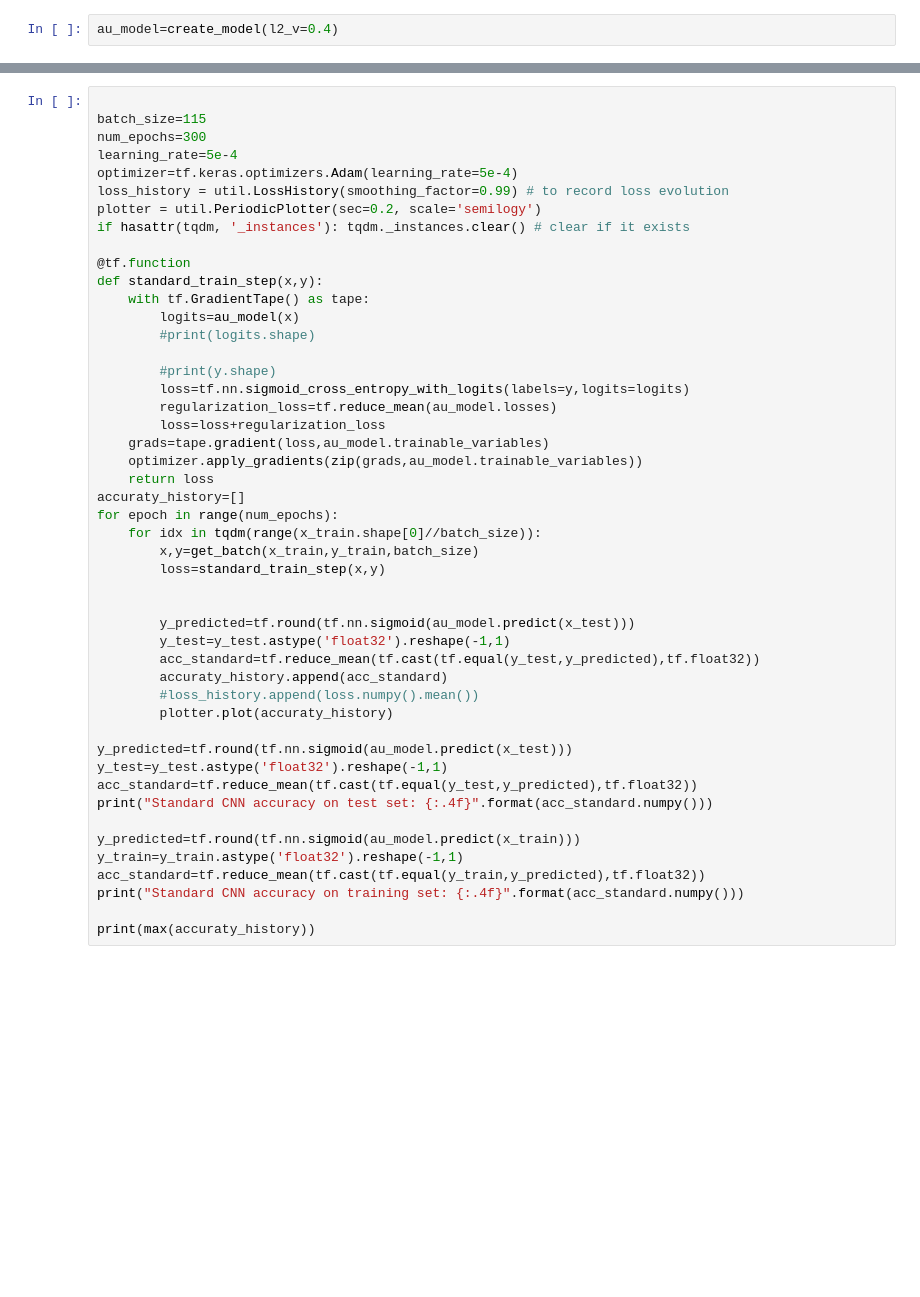
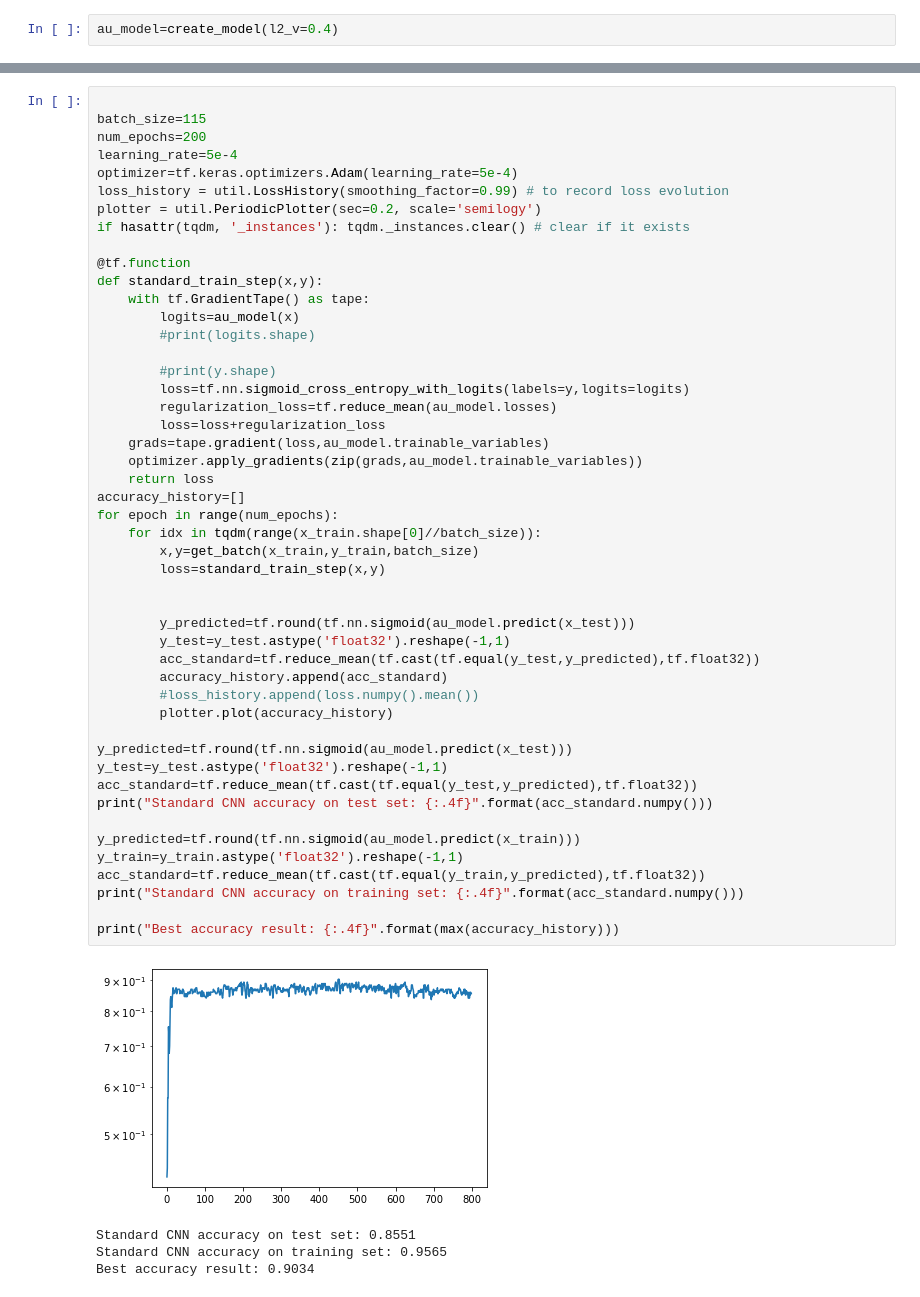
Before and after one commit to dusanm17/TabDataToImgForCNN, a Jupyter notebook: model.ipynb, the cells around one changed output, grey strips where cells are left out. Drawn from its saved outputs; the diff is of its cells as text; blank space fills up the shorter version.

```diff
--- a/model.ipynb
+++ b/model.ipynb
@@ -104,7 +114,7 @@ from mitdeeplearning import util
 # %%
 
 batch_size=115
-num_epochs=300
+num_epochs=200
 learning_rate=5e-4
 optimizer=tf.keras.optimizers.Adam(learning_rate=5e-4)
 loss_history = util.LossHistory(smoothing_factor=0.99) # to record loss evolution
@@ -118,34 +128,39 @@ def standard_train_step(x,y):
         #print(logits.shape)
 
         #print(y.shape)
         loss=tf.nn.sigmoid_cross_entropy_with_logits(labels=y,logits=logits)
         regularization_loss=tf.reduce_mean(au_model.losses)
         loss=loss+regularization_loss
     grads=tape.gradient(loss,au_model.trainable_variables)
     optimizer.apply_gradients(zip(grads,au_model.trainable_variables))
     return loss
-accuraty_history=[]
+accuracy_history=[]
 for epoch in range(num_epochs):
     for idx in tqdm(range(x_train.shape[0]//batch_size)):
         x,y=get_batch(x_train,y_train,batch_size)
         loss=standard_train_step(x,y)
 
 
         y_predicted=tf.round(tf.nn.sigmoid(au_model.predict(x_test)))
         y_test=y_test.astype('float32').reshape(-1,1)
         acc_standard=tf.reduce_mean(tf.cast(tf.equal(y_test,y_predicted),tf.float32))
-        accuraty_history.append(acc_standard)
+        accuracy_history.append(acc_standard)
         #loss_history.append(loss.numpy().mean())
-        plotter.plot(accuraty_history)
+        plotter.plot(accuracy_history)
 
 y_predicted=tf.round(tf.nn.sigmoid(au_model.predict(x_test)))
 y_test=y_test.astype('float32').reshape(-1,1)
 acc_standard=tf.reduce_mean(tf.cast(tf.equal(y_test,y_predicted),tf.float32))
 print("Standard CNN accuracy on test set: {:.4f}".format(acc_standard.numpy()))
 
 y_predicted=tf.round(tf.nn.sigmoid(au_model.predict(x_train)))
 y_train=y_train.astype('float32').reshape(-1,1)
 acc_standard=tf.reduce_mean(tf.cast(tf.equal(y_train,y_predicted),tf.float32))
 print("Standard CNN accuracy on training set: {:.4f}".format(acc_standard.numpy()))
 
-print(max(accuraty_history))
+print("Best accuracy result: {:.4f}".format(max(accuracy_history)))
+# %% [output]
+[figure, added]
+Standard CNN accuracy on test set: 0.8551
+Standard CNN accuracy on training set: 0.9565
+Best accuracy result: 0.9034
```
Also changed, not shown: parts of 15 cells of this notebook.
